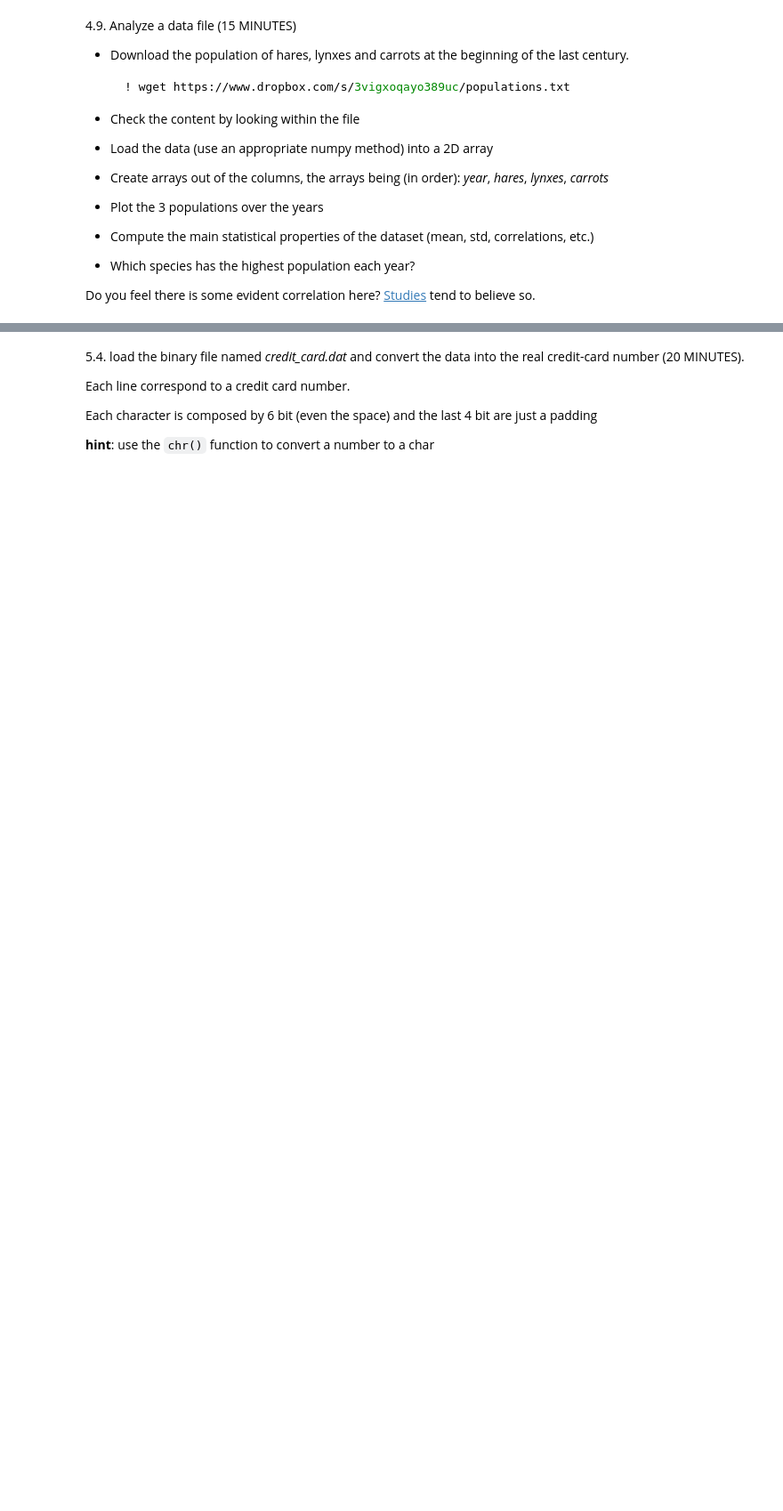
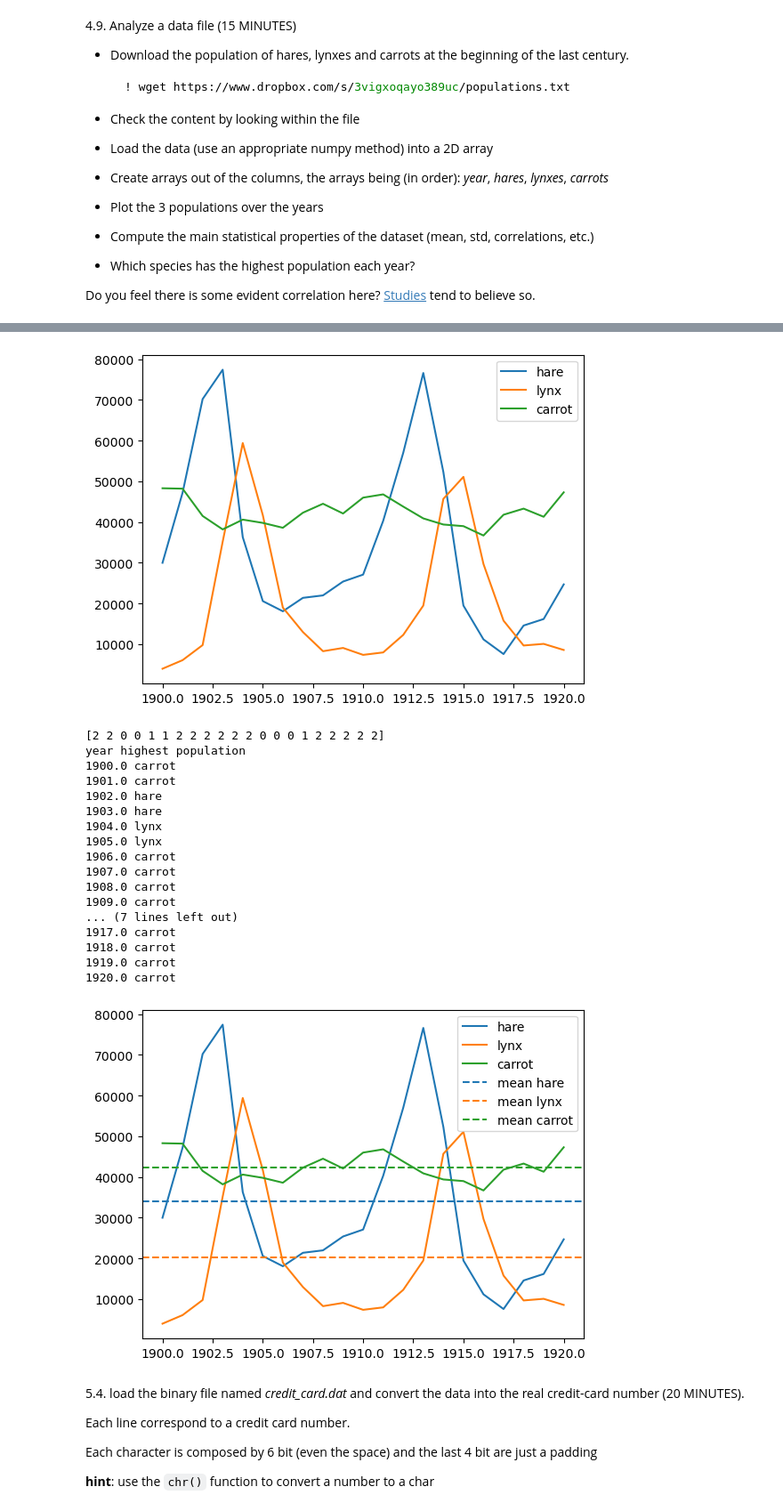
Before and after one commit to vepe99/LaboratoryOfComputationalPhysics_Y5, a Jupyter notebook: Exam_ex/Exam test.ipynb, the cells around one changed output, grey strips where cells are left out. Shown at 89% size. Cells and saved outputs as stored; diff of their text form; code cells hidden in the pictures; blank space fills up the shorter version.

```diff
--- a/Exam_ex/Exam test.ipynb
+++ b/Exam_ex/Exam test.ipynb
@@ -257,3 +368,66 @@ Do you feel there is some evident correlation here? [Studies](https://www.enr.go
+# %%
+import numpy as np
+import matplotlib.pyplot as plt
+
+#Check the content by looking within the file
+
+#Load the data (use an appropriate numpy method) into a 2D array
+data = np.loadtxt('populations.txt')
+year, hare, lynx , carrot = np.loadtxt('populations.txt', unpack=True)
+
+#Plot the 3 populations over the years
+plt.plot(year, hare, label='hare')
+plt.plot(year, lynx, label='lynx')
+plt.plot(year, carrot, label='carrot')
+plt.legend()
+plt.show()
+
+#Compute the main statistical properties of the dataset (mean, std, correlations, etc.)
+h_m = np.mean(hare)
+h_std = np.std(hare)
+
+l_m = np.mean(lynx)
+l_std = np.std(lynx)
+
+c_m = np.mean(carrot)
+c_std = np.std(carrot)
+
+plt.plot(year, hare, label='hare')
+plt.plot(year, lynx, label='lynx')
+plt.plot(year, carrot, label='carrot')
+plt.axhline(h_m, label='mean hare', linestyle='dashed', c='C0')
+plt.axhline(l_m, label='mean lynx', linestyle='dashed', c='C1')
+plt.axhline(c_m, label='mean carrot', linestyle='dashed', c='C2')
+plt.legend()
+
+#Which species has the highest population each year?
+species = ['hare', 'lynx' , 'carrot']
+data_noyear = data[:, 1:]
+i_max = np.argmax(data_noyear, axis=1)
+print(i_max)
+print('year', 'highest population')
+for i in range(len(year)):
+    print(year[i], species[i_max[i]])
+# %% [output]
+[figure, added]
+[2 2 0 0 1 1 2 2 2 2 2 2 0 0 0 1 2 2 2 2 2]
+year highest population
+1900.0 carrot
+1901.0 carrot
+1902.0 hare
+1903.0 hare
+1904.0 lynx
+1905.0 lynx
+1906.0 carrot
+1907.0 carrot
+1908.0 carrot
+1909.0 carrot
+... (7 lines left out)
+1917.0 carrot
+1918.0 carrot
+1919.0 carrot
+1920.0 carrot
+[figure, added]
 # %% [markdown]
 5.4\. load the binary file named *credit_card.dat* and convert the data into the real credit-card number (20 MINUTES).
 
```
Also changed, not shown: parts of 5 cells of this notebook, 2 other files.
